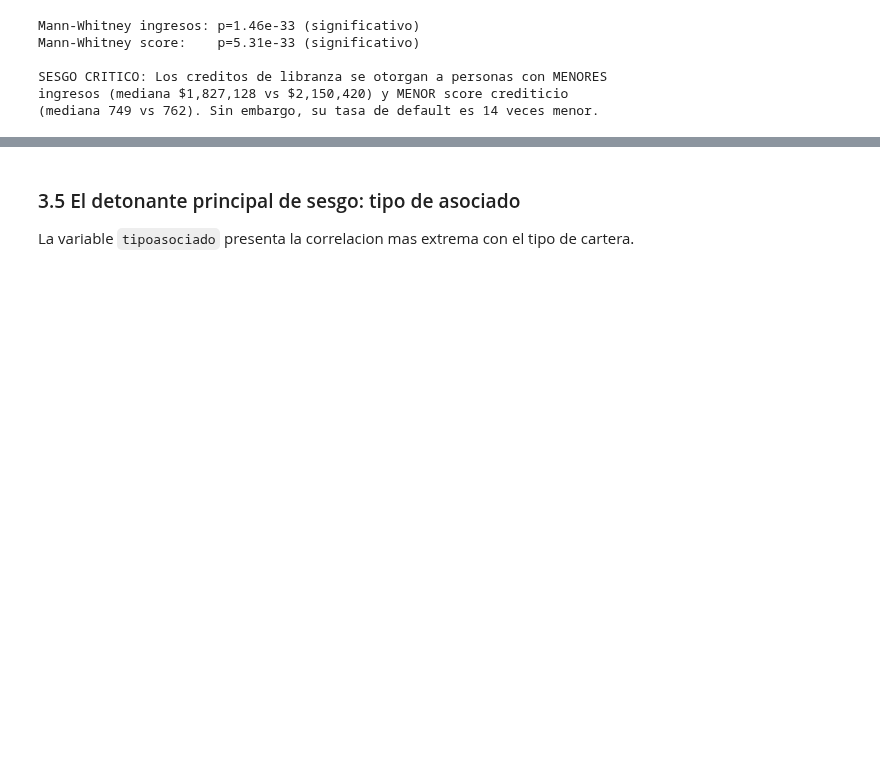
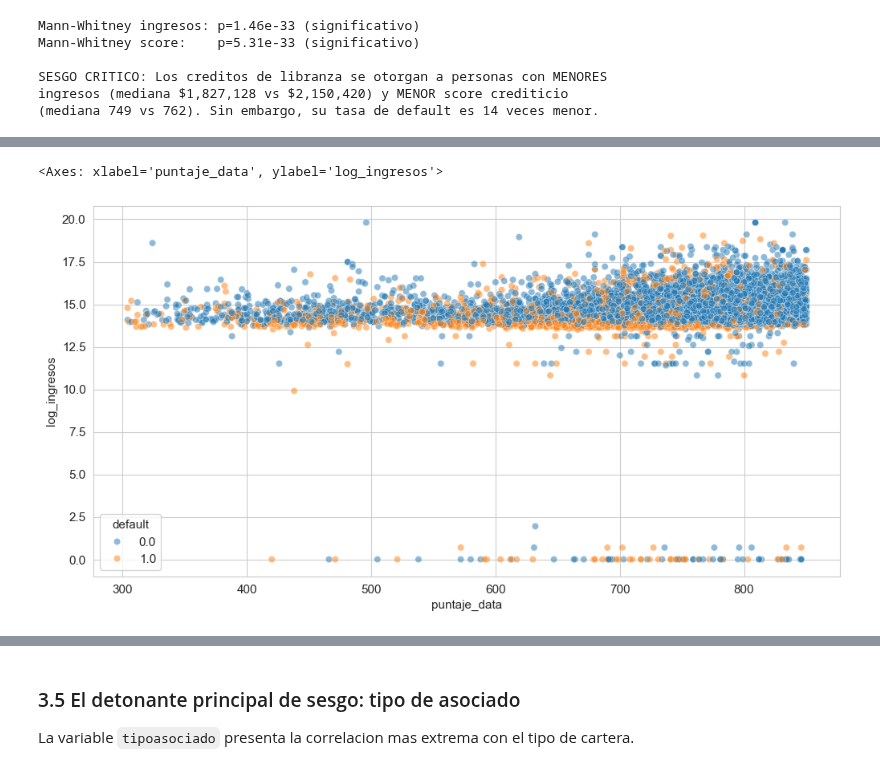
Before and after one commit to jhquiza/proyecto-riesgos, a Jupyter notebook: créditos negados y aprobados/Analisis_Integral_Sesgo_Correlaciones_Trayectoria (1).ipynb, the cells around one changed output, grey strips where cells are left out. Saved outputs shown, nothing was run; the diff lists cells and outputs as text; code cells hidden in the pictures; blank space fills up the shorter version.

```diff
--- a/créditos negados y aprobados/Analisis_Integral_Sesgo_Correlaciones_Trayectoria (1).ipynb
+++ b/créditos negados y aprobados/Analisis_Integral_Sesgo_Correlaciones_Trayectoria (1).ipynb
@@ -249,0 +442,9 @@ ingresos (mediana $1,827,128 vs $2,150,420) y MENOR score crediticio
+# %%
+df['log_ingresos'] = np.log1p(df['curtotalingresos'])
+
+df[df['intestrato']!=0].pivot_table(
+    index=['cartera', 'genero'],
+    columns=['intestrato'],
+    values='log_ingresos',
+    aggfunc='median'
+    )
@@ -249,0 +522,5 @@ ingresos (mediana $1,827,128 vs $2,150,420) y MENOR score crediticio
+# %%
+sns.scatterplot(data=df, y='log_ingresos', x='puntaje_data', hue='default', alpha=0.5)
+# %% [output]
+<Axes: xlabel='puntaje_data', ylabel='log_ingresos'>
+[figure, added]
```
Also changed, not shown: parts of 22 cells of this notebook.
